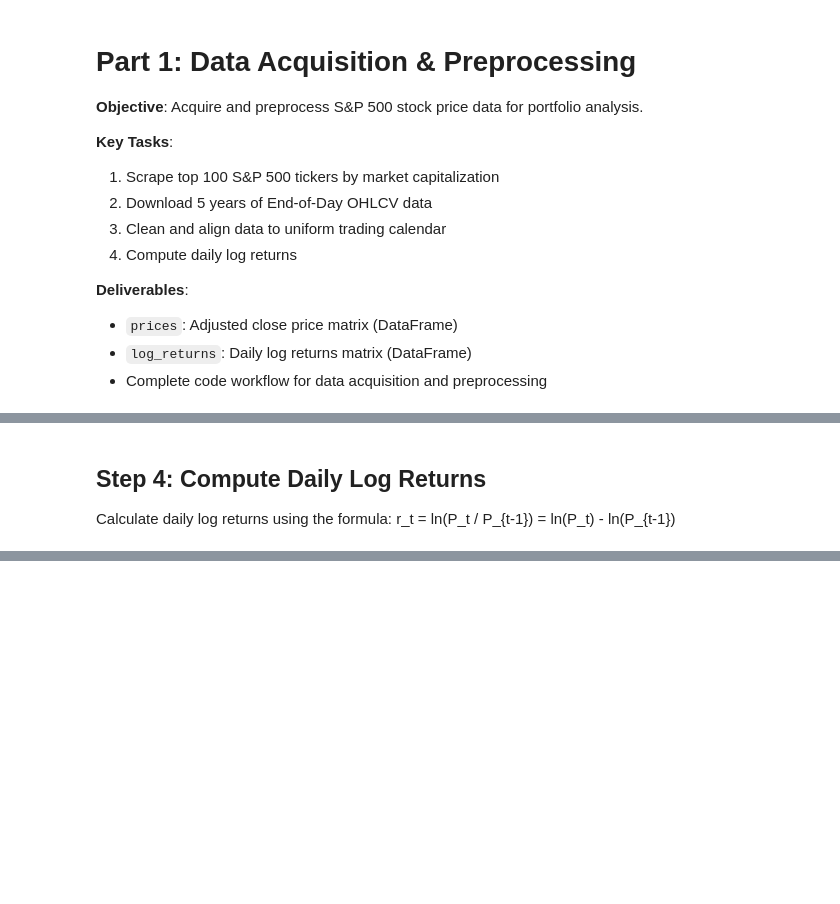
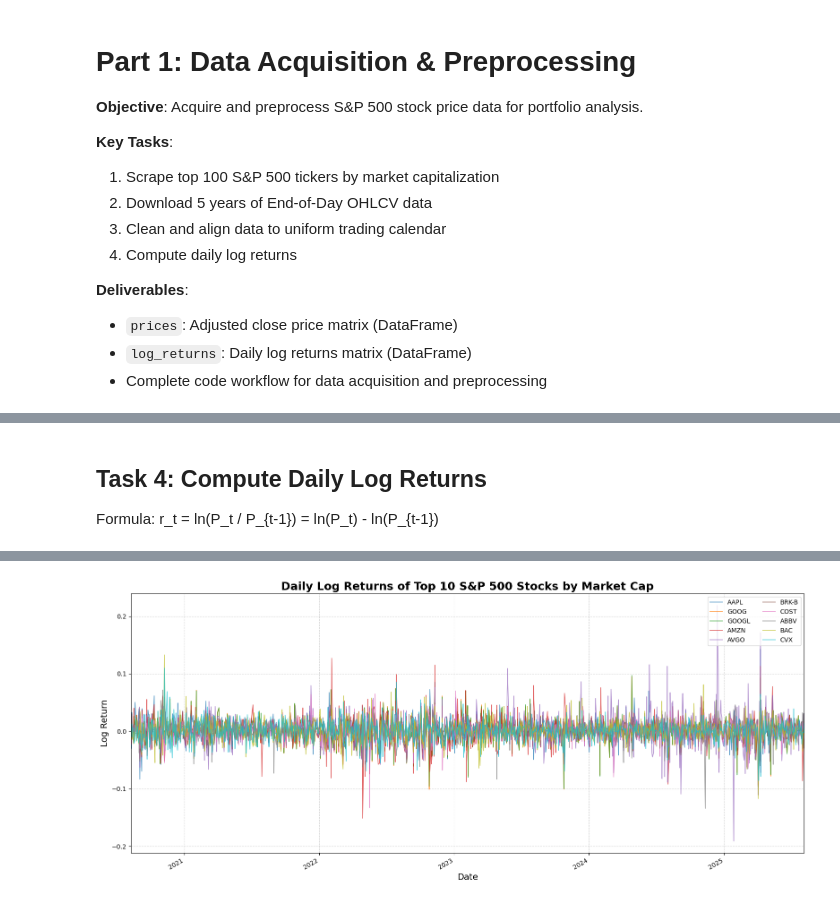
Before and after one commit to elliottgordon/finm-25000-p2-repository, a Jupyter notebook: Homework #6/Part 1: Data Acquisition & Preprocessing/data_preprocessing.ipynb, the cells around one changed output, grey strips where cells are left out. Saved outputs shown, nothing was run; the diff lists cells and outputs as text; code cells hidden in the pictures; blank space fills up the shorter version.

Commit message:
cleaned part 1

```diff
--- a/Homework #6/Part 1: Data Acquisition & Preprocessing/data_preprocessing.ipynb
+++ b/Homework #6/Part 1: Data Acquisition & Preprocessing/data_preprocessing.ipynb
@@ -269,56 +193,52 @@ if not prices.empty:
 # %% [markdown]
-## Step 4: Compute Daily Log Returns
+## Task 4: Compute Daily Log Returns
 
-Calculate daily log returns using the formula:
-r_t = ln(P_t / P_{t-1}) = ln(P_t) - ln(P_{t-1})
+Formula: r_t = ln(P_t / P_{t-1}) = ln(P_t) - ln(P_{t-1})
 # %%
-# Compute daily log returns
-print("📈 Computing daily log returns...")
+# Compute daily log returns: r_t = ln(P_t / P_{t-1})
+print("Computing daily log returns...")
 
-# Calculate log returns: r_t = ln(P_t / P_{t-1}) = ln(P_t) - ln(P_{t-1})
 log_returns = np.log(prices / prices.shift(1))
-
-# Remove the first row (which will be NaN due to the shift)
 log_returns = log_returns.dropna()
 
-print(f"✅ Log returns computed successfully!")
-print(f"📊 Log returns shape: {log_returns.shape}")
-print(f"📅 Date range: {log_returns.index[0]} to {log_returns.index[-1]}")
+# Clean any infinite or NaN values
+log_returns.replace([np.inf, -np.inf], np.nan, inplace=True)
+log_returns.fillna(method='ffill', inplace=True)
+log_returns.fillna(0, inplace=True)
 
-# Display basic statistics
-print(f"\n📋 Log Returns Statistics:")
+print(f"✓ Log returns computed successfully!")
+print(f"Shape: {log_returns.shape}")
+print(f"Date range: {log_returns.index[0]} to {log_returns.index[-1]}")
+
+# Basic statistics
+print(f"\nSummary statistics:")
 print(f"Mean daily return: {log_returns.mean().mean():.6f}")
 print(f"Std daily return: {log_returns.std().mean():.6f}")
-print(f"Min daily return: {log_returns.min().min():.6f}")
-print(f"Max daily return: {log_returns.max().max():.6f}")
+print(f"Data quality - NaN values: {log_returns.isnull().sum().sum()}")
+print(f"Data quality - Infinite values: {np.isinf(log_returns).sum().sum()}")
 
-# Display sample of log returns
-print(f"\n📊 Sample log returns (first 5 rows, first 5 columns):")
-print(log_returns.iloc[:5, :5])
+# Display first 5 rows of log returns
+print("Displaying first 5 rows of log returns:")
+print(log_returns.head(5))
 
-# Check for any infinite or NaN values
-nan_count = log_returns.isnull().sum().sum()
-inf_count = np.isinf(log_returns).sum().sum()
+# Plot log returns: cleaner and more informative visualization
+import matplotlib.dates as mdates
 
-print(f"\n🔍 Data Quality Check:")
-print(f"NaN values: {nan_count}")
-print(f"Infinite values: {inf_count}")
+plt.figure(figsize=(16, 7))
+# Plot only a subset of tickers for clarity (e.g., top 10 by market cap)
+top10 = top_100_tickers[:10]
+log_returns[top10].plot(ax=plt.gca(), alpha=0.7, linewidth=1.2)
 
-if nan_count > 0 or inf_count > 0:
-    print("⚠️ Cleaning problematic values...")
-    # Replace infinite values with NaN, then forward fill
-    log_returns.replace([np.inf, -np.inf], np.nan, inplace=True)
-    log_returns.fillna(method='ffill', inplace=True)
-    # Fill any remaining NaN with 0
-    log_returns.fillna(0, inplace=True)
-    print("✅ Problematic values cleaned")
-
-# Summary statistics by ticker
-print(f"\n📈 Top 5 tickers by average daily return:")
-avg_returns = log_returns.mean().sort_values(ascending=False)
-print(avg_returns.head())
-
-print(f"\n📉 Top 5 most volatile tickers (by std deviation):")
-volatilities = log_returns.std().sort_values(ascending=False)
-print(volatilities.head())
+plt.title('Daily Log Returns of Top 10 S&P 500 Stocks by Market Cap',
+          fontsize=18, fontweight='bold')
+plt.xlabel('Date', fontsize=14)
+plt.ylabel('Log Return', fontsize=14)
+plt.legend(top10, loc='upper right', ncol=2, fontsize=10,
+           frameon=True)
+plt.grid(True, linestyle='--', alpha=0.5)
+plt.tight_layout()
+plt.xlim(log_returns.index[0], log_returns.index[-1])
+plt.gca().xaxis.set_major_locator(mdates.YearLocator())
+plt.gca().xaxis.set_major_formatter(mdates.DateFormatter('%Y'))
+plt.show()
 # %% [output]
@@ -342 +262,2 @@ dtype: float64
+[figure, added]
 # %% [markdown]
```
Also changed, not shown: parts of 10 cells of this notebook, 3 other files.
